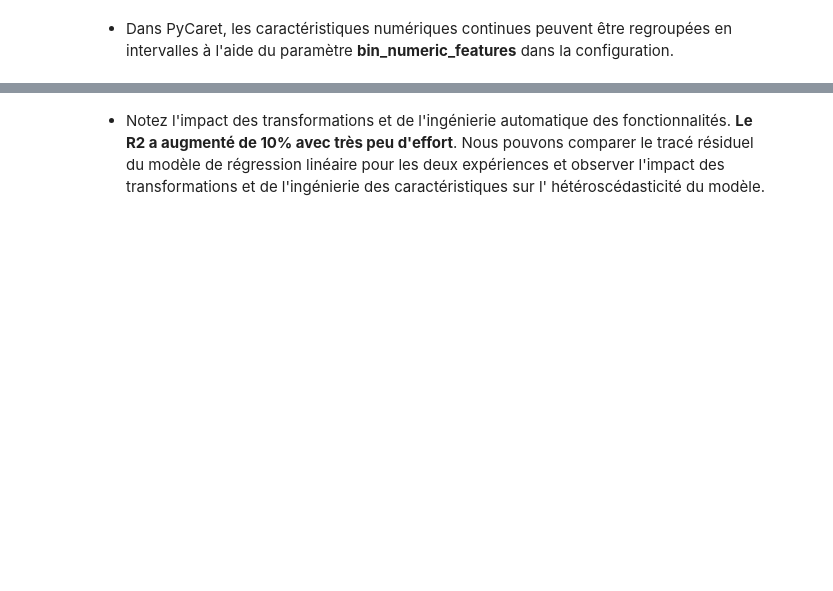
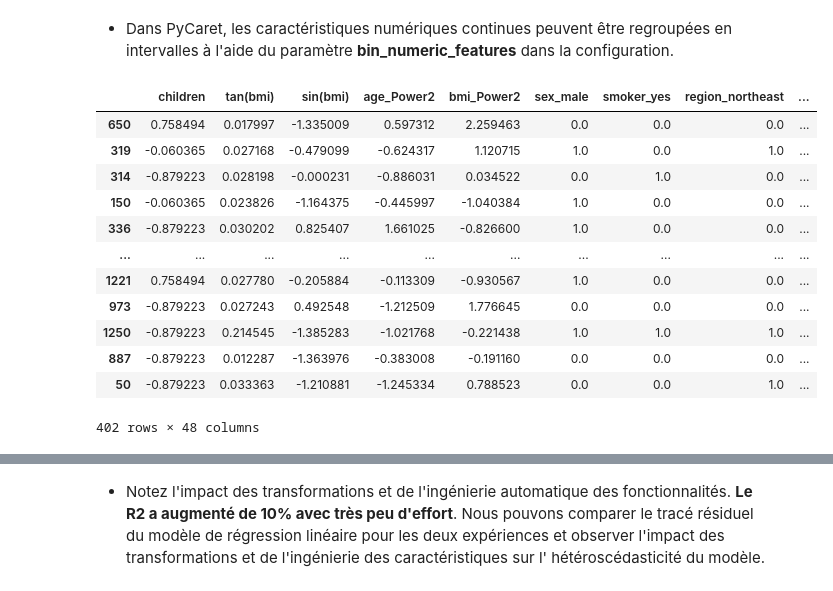
Before and after one commit to SouleymaneSow/deployment-pycaret-heroku-flask, a Jupyter notebook: Insurance - Model Training Notebook.ipynb, the cells around one changed output, grey strips where cells are left out. Drawn from its saved outputs; the diff is of its cells as text; code cells hidden in the pictures; blank space fills up the shorter version.

```diff
--- a/Insurance - Model Training Notebook.ipynb
+++ b/Insurance - Model Training Notebook.ipynb
@@ -191,3 +181,19 @@ s2[0].columns
+# %%
+s2[8]
+# %% [output]
+|  | children | tan(bmi) | sin(bmi) | age_Power2 | bmi_Power2 | sex_male | smoker_yes | region_northeast | ... |
+| 650 | 0.758494 | 0.017997 | -1.335009 | 0.597312 | 2.259463 | 0.0 | 0.0 | 0.0 | ... |
+| 319 | -0.060365 | 0.027168 | -0.479099 | -0.624317 | 1.120715 | 1.0 | 0.0 | 1.0 | ... |
+| 314 | -0.879223 | 0.028198 | -0.000231 | -0.886031 | 0.034522 | 0.0 | 1.0 | 0.0 | ... |
+| 150 | -0.060365 | 0.023826 | -1.164375 | -0.445997 | -1.040384 | 1.0 | 0.0 | 0.0 | ... |
+| 336 | -0.879223 | 0.030202 | 0.825407 | 1.661025 | -0.826600 | 1.0 | 0.0 | 0.0 | ... |
+| ... | ... | ... | ... | ... | ... | ... | ... | ... | ... |
+| 1221 | 0.758494 | 0.027780 | -0.205884 | -0.113309 | -0.930567 | 1.0 | 0.0 | 0.0 | ... |
+| 973 | -0.879223 | 0.027243 | 0.492548 | -1.212509 | 1.776645 | 0.0 | 0.0 | 0.0 | ... |
+| 1250 | -0.879223 | 0.214545 | -1.385283 | -1.021768 | -0.221438 | 1.0 | 1.0 | 1.0 | ... |
+| 887 | -0.879223 | 0.012287 | -1.363976 | -0.383008 | -0.191160 | 0.0 | 0.0 | 0.0 | ... |
+| 50 | -0.879223 | 0.033363 | -1.210881 | -1.245334 | 0.788523 | 0.0 | 0.0 | 1.0 | ... |
+402 rows × 48 columns
 # %%
 # Formation et validation du modèle
 lr = create_model('lr')
```
Also changed, not shown: parts of 24 cells of this notebook, 2 other files.
